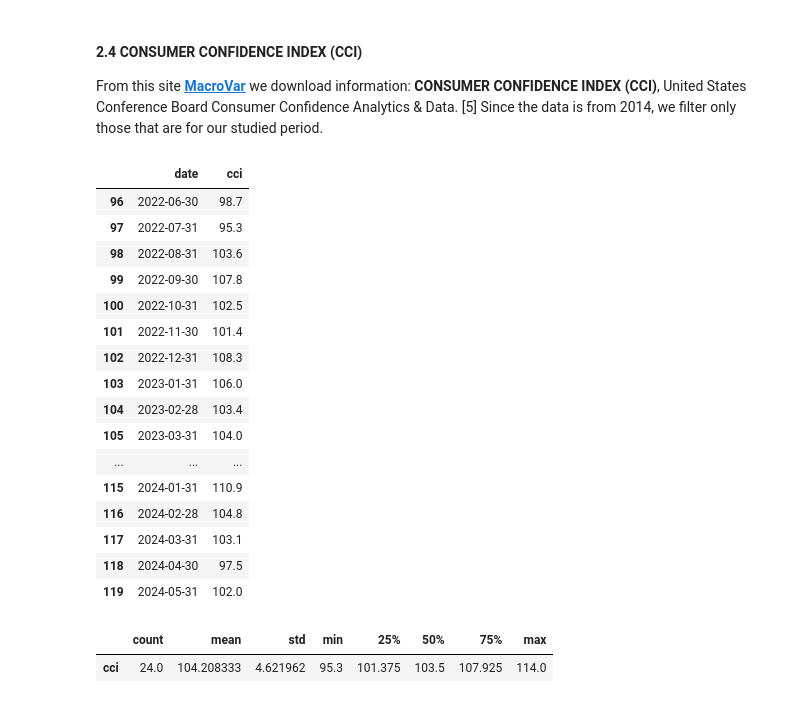
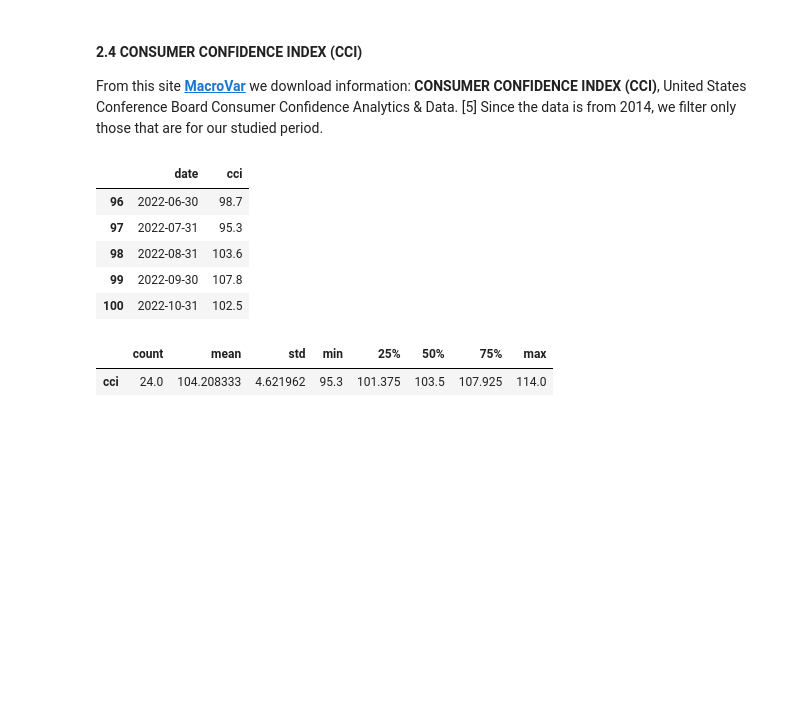
Before and after one commit to Engineer194/Macroeconomic-Analysis-of-the-US-Economy---Part-1, a Jupyter notebook: DATA_Project_v.1.ipynb, the cells around one changed output. Cells and saved outputs as stored; diff of their text form; code cells hidden in the pictures; blank space fills up the shorter version.

```diff
--- a/DATA_Project_v.1.ipynb
+++ b/DATA_Project_v.1.ipynb
@@ -153,30 +153,19 @@ Since the data is from 2014, we filter only those that are for our studied perio
 # %%
 # NO PERIOD SET !!! ----------------------------------------------------------------------- !!!!!!
 cci = pd.read_csv('data/CCI.csv') # Read the CSV file
 cci.columns = ["date", "cci"]
 # Convert the "date" column to datetime format
 cci['date'] = pd.to_datetime(cci['date'])
 # Filter the data for the period from 2022 to 2024
 filtered_cci = cci[(cci['date'] >= '2022-06-01') & (cci['date'] <= '2024-05-31')]
-filtered_cci
+filtered_cci.head() # Show first rows only...
 # %% [output]
 |  | date | cci |
 | 96 | 2022-06-30 | 98.7 |
 | 97 | 2022-07-31 | 95.3 |
 | 98 | 2022-08-31 | 103.6 |
 | 99 | 2022-09-30 | 107.8 |
 | 100 | 2022-10-31 | 102.5 |
-| 101 | 2022-11-30 | 101.4 |
-| 102 | 2022-12-31 | 108.3 |
-| 103 | 2023-01-31 | 106.0 |
-| 104 | 2023-02-28 | 103.4 |
-| 105 | 2023-03-31 | 104.0 |
-| ... | ... | ... |
-| 115 | 2024-01-31 | 110.9 |
-| 116 | 2024-02-28 | 104.8 |
-| 117 | 2024-03-31 | 103.1 |
-| 118 | 2024-04-30 | 97.5 |
-| 119 | 2024-05-31 | 102.0 |
 # %%
 filtered_cci[['cci']].describe().T # .T only for DataFrame, not for Series
 # %% [output]
```
Also changed, not shown: parts of 10 cells of this notebook.
